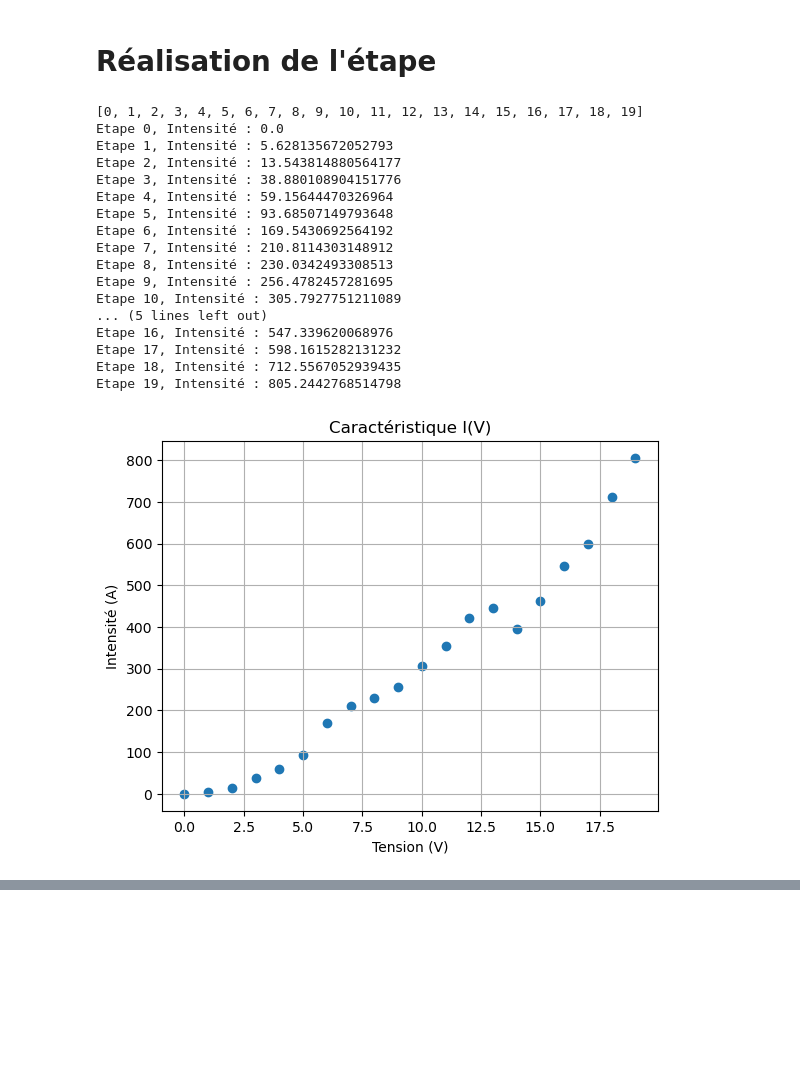
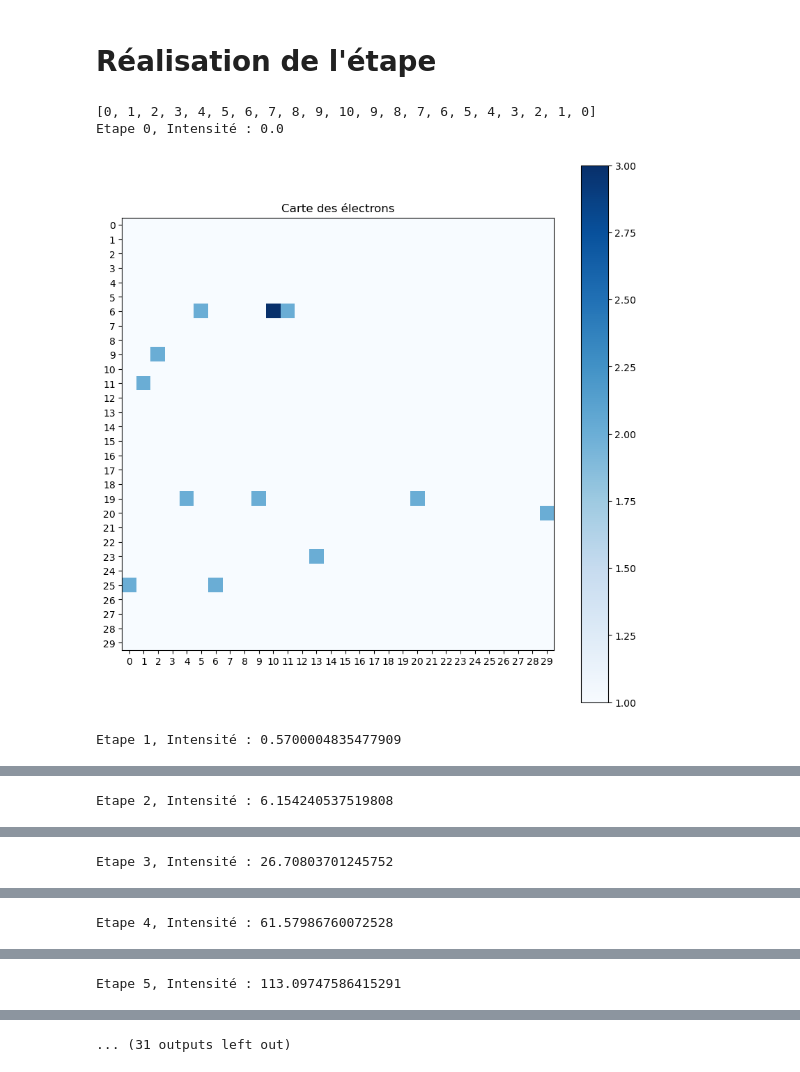
Before and after one commit to pierresara/Memristor2D, a Jupyter notebook: simulation_vf.ipynb, the cells around one changed output, grey strips where cells are left out. Saved outputs shown, nothing was run; the diff lists cells and outputs as text; code cells hidden in the pictures; blank space fills up the shorter version.

```diff
--- a/simulation_vf.ipynb
+++ b/simulation_vf.ipynb
@@ -190,0 +201,19 @@ def distance(i,j,k,l):
+# %%
+def prob(V,i,j,k,l):
+    """Renvoie la probabilité de passer d'une case à une autre"""
+    Delta = distance(i,j,k,l)
+    V_i = tension(V,i,j)
+    V_f = tension(V,k,l)
+    V = max(V_i,V_f) + phi
+    E = np.random.random()*(V-V_i)+V_i
+    if E<V_f:
+        return 0.
+    else:
+        k = np.sqrt(2*m_e*(E-V_i))/hbar
+        K = np.sqrt(2*m_e*(V-E))/hbar
+        kappa = np.sqrt(2*m_e*(E-V_f))/hbar
+        #print(V_i,V_f,E)
+        #print(k,K,kappa)
+        #print(Delta)
+        t = 4*np.exp(-kappa*Delta*1j) * (2*(1+kappa/k)*np.cosh(K*Delta) -2*(1j*kappa/K + K/(1j*k))*np.sinh(K*Delta))**(-1)
+        return abs(t)
@@ -191 +224,21 @@ def distance(i,j,k,l):
+# %%
+def calcul_probas(V,i,j):
+    droite,gauche,haut,bas = 0.,0.,0.,0.
+    phi = 2*1.60217662e-19
+    if j<N-1:
+        if j+1<N and sites[i,j+1] == 1:
+            haut = prob(V,i,j,i,j+1)
+        if j>0 and sites[i,j-1] == 1:
+            bas = prob(V,i,j,i,j-1)
+        if i+1<N and sites[i+1,j] == 1:
+            droite = prob(V,i,j,i+1,j)
+        if i>0 and sites[i-1,j] == 1:
+            gauche = prob(V,i,j,i-1,j)
+        sum = droite + gauche + haut + bas
+        if sum==0:
+            return 0.,0.,0.,0.
+        else:
+            return droite/sum,gauche/sum,haut/sum,bas/sum
+    else:
+        return 0.,0.,0.,0.
 # %%
@@ -311,26 +364,14 @@ def simulation(array_V,affiche = True, trace_carac = True):
         plt.title("Caractéristique I(V)")
         plt.grid()
         plt.show()
+    return intense
 # %%
-array_V = list(range(0,20))
+array_V = list(range(0,10))
+array_V += list(range(10,-1,-1))
 print(array_V)
-simulation(array_V, affiche = False)
+simulation(array_V, affiche = True)
 # %% [output]
-[0, 1, 2, 3, 4, 5, 6, 7, 8, 9, 10, 11, 12, 13, 14, 15, 16, 17, 18, 19]
+[0, 1, 2, 3, 4, 5, 6, 7, 8, 9, 10, 9, 8, 7, 6, 5, 4, 3, 2, 1, 0]
 Etape 0, Intensité : 0.0
-Etape 1, Intensité : 5.628135672052793
-Etape 2, Intensité : 13.543814880564177
-Etape 3, Intensité : 38.880108904151776
-Etape 4, Intensité : 59.15644470326964
-Etape 5, Intensité : 93.68507149793648
-Etape 6, Intensité : 169.5430692564192
-Etape 7, Intensité : 210.8114303148912
-Etape 8, Intensité : 230.0342493308513
-Etape 9, Intensité : 256.4782457281695
-Etape 10, Intensité : 305.7927751211089
-... (5 lines left out)
-Etape 16, Intensité : 547.339620068976
-Etape 17, Intensité : 598.1615282131232
-Etape 18, Intensité : 712.5567052939435
-Etape 19, Intensité : 805.2442768514798
-[figure, old version]
+[figure, new version]
+Etape 1, Intensité : 0.5700004835477909
@@ -336,0 +379 @@ Etape 19, Intensité : 805.2442768514798
+Etape 2, Intensité : 6.154240537519808
@@ -336,0 +381 @@ Etape 19, Intensité : 805.2442768514798
+Etape 3, Intensité : 26.70803701245752
@@ -336,0 +383 @@ Etape 19, Intensité : 805.2442768514798
+Etape 4, Intensité : 61.57986760072528
@@ -336,0 +385 @@ Etape 19, Intensité : 805.2442768514798
+Etape 5, Intensité : 113.09747586415291
@@ -336,0 +387 @@ Etape 19, Intensité : 805.2442768514798
+... (31 outputs left out)
```
Also changed, not shown: parts of 13 cells of this notebook.
